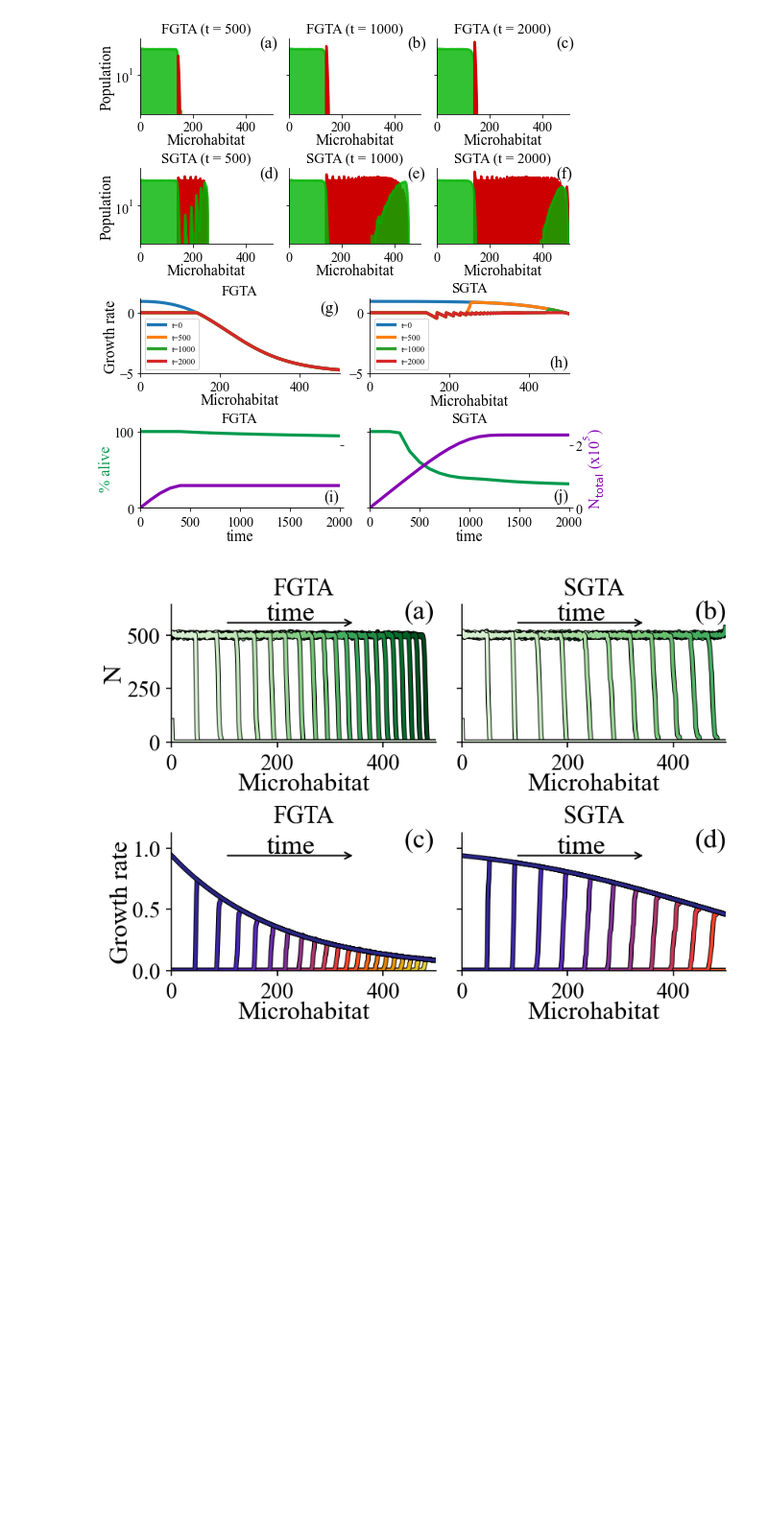
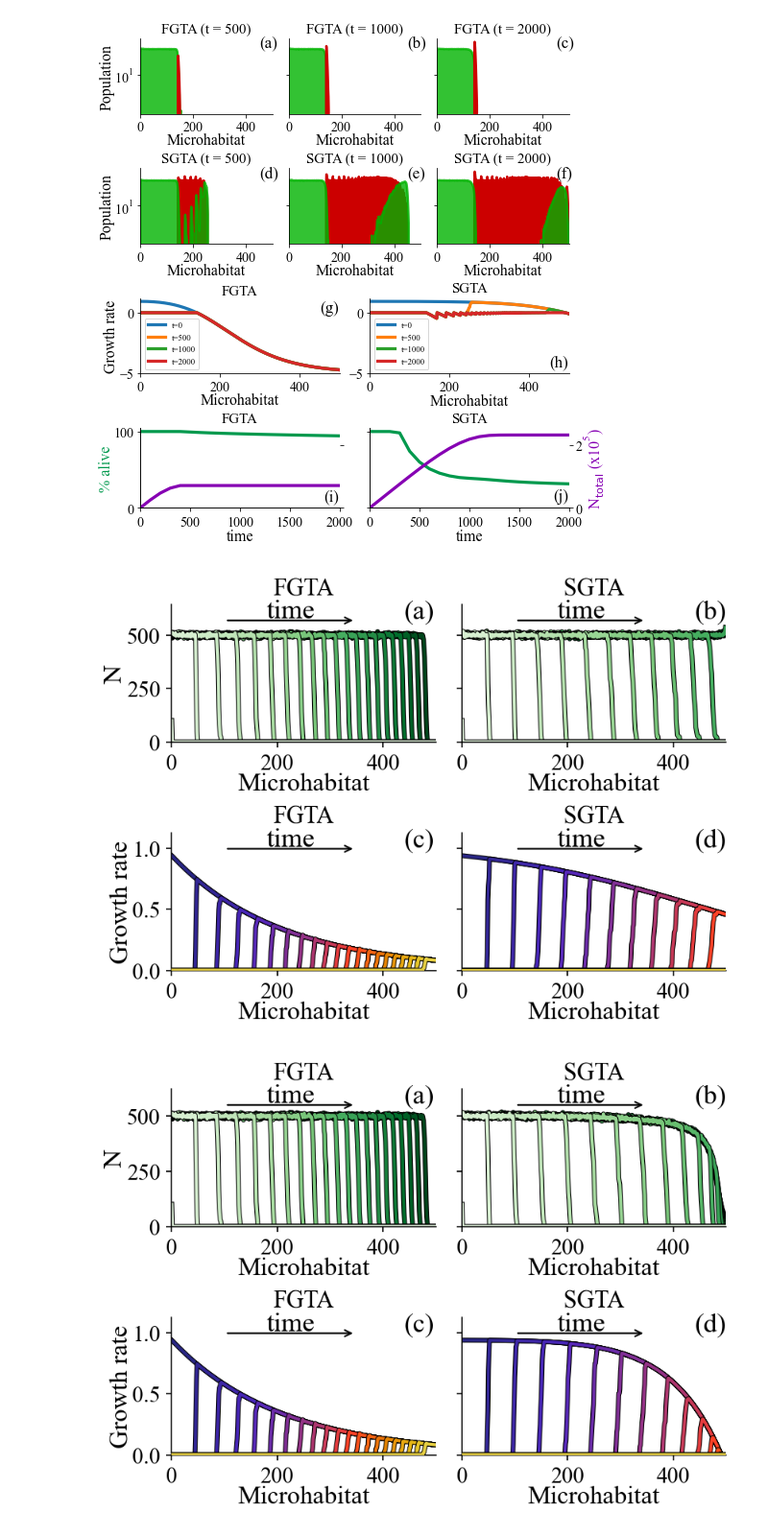
Before and after one commit to patricksinclair/Paper-Nutrients, a Jupyter notebook: MasterPlotter-v2.ipynb, the cells around one changed output. Shown at 96% size. Saved outputs shown, nothing was run; the diff lists cells and outputs as text; code cells hidden in the pictures; blank space fills up the shorter version.

Commit message:
updated supp fig plots

```diff
--- a/MasterPlotter-v2.ipynb
+++ b/MasterPlotter-v2.ipynb
@@ -823,7 +823,7 @@ plotAllDeathDistbs(FGTA_wDeath_alpha_specificAlpha_aliveSpatial, FGTA_wDeath_alp
 # %% [output]
 [figure]
 # %%
-def plotRealisticAndBetaSwapped(realSpatialData, realBSSpatialData, realGRateData, realBSGrateData):
+def plotRealisticAndBetaSwapped(realSpatialData, realBSSpatialData, realGRateData, realBSGrateData, filename):
     max_value_pops = max(np.amax(realSpatialData[1:]), np.amax(realBSSpatialData[1:]))
     min_malue_pops = max(np.amin(realSpatialData[1:]), np.amin(realBSSpatialData[1:]))
     max_value_gRate = max(np.amax(realGRateData[1:]), np.amax(realBSGrateData[1:]))
@@ -877,8 +877,9 @@ def plotRealisticAndBetaSwapped(realSpatialData, realBSSpatialData, realGRateDat
 
         ax11.plot(realSpatialData[0], realSpatialData[i], linewidth=lineWidth, color=alive_colors[i], zorder=-i, path_effects=[pe.Stroke(linewidth=lineWidth+1, foreground='k'), pe.Normal()])
         ax12.plot(realBSSpatialData[0], realBSSpatialData[i], linewidth=lineWidth, color=alive_colors[i], zorder=-i, path_effects=[pe.Stroke(linewidth=lineWidth+1, foreground='k'), pe.Normal()])
-        ax21.plot(realGRateData[0], realGRateData[i], linewidth=lineWidth, color=g_rate_colours[i], zorder=-i, path_effects=[pe.Stroke(linewidth=lineWidth+1, foreground='k'), pe.Normal()])
-        ax22.plot(realBSGrateData[0], realBSGrateData[i], linewidth=lineWidth, color=g_rate_colours[i], zorder=-i, path_effects=[pe.Stroke(linewidth=lineWidth+1, foreground='k'), pe.Normal()])
+
+        ax21.plot(realGRateData[0], realGRateData[i], linewidth=lineWidth, color=g_rate_colours[i], zorder=i, path_effects=[pe.Stroke(linewidth=lineWidth+1, foreground='k'), pe.Normal()])
+        ax22.plot(realBSGrateData[0], realBSGrateData[i], linewidth=lineWidth, color=g_rate_colours[i], zorder=i, path_effects=[pe.Stroke(linewidth=lineWidth+1, foreground='k'), pe.Normal()])
 
 
     # add labels, titles etc here
@@ -894,44 +895,47 @@ def plotRealisticAndBetaSwapped(realSpatialData, realBSSpatialData, realGRateDat
         ax.spines['right'].set_visible(False)
         ax.spines['top'].set_visible(False)
 
 
     ax11.set_ylim(0, 1.2*max_value_pops)
     ax11.set_title('FGTA', fontsize=titleSize)
     ax11.set_ylabel('$N$', fontsize=labelSize, labelpad=0)
 
     ax12.set_ylim(0, 1.2*max_value_pops)
     ax12.set_title('SGTA', fontsize=titleSize)
 
     ax21.set_ylim(0, 1.2*max_value_gRate)
     ax21.set_title('FGTA', fontsize=titleSize)
     ax21.set_ylabel('Growth rate', fontsize=labelSize, labelpad=0)
 
     ax22.set_ylim(0, 1.2*max_value_gRate)
     ax22.set_title('SGTA', fontsize=titleSize)
 
-    ax11.annotate('', xy=(0.7*max_value_X, 1.04*max_value_pops), xytext=(0.2*max_value_X, 1.04*max_value_pops), arrowprops=dict(arrowstyle="->"))
-    ax11.text(0.36*max_value_X, 1.06*max_value_pops, 'time', fontsize=IDsize)
+    ax11.annotate('', xy=(0.7*max_value_X, 1.06*max_value_pops), xytext=(0.2*max_value_X, 1.06*max_value_pops), arrowprops=dict(arrowstyle="->"))
+    ax11.text(0.36*max_value_X, 1.08*max_value_pops, 'time', fontsize=IDsize)
 
-    ax12.annotate('', xy=(0.7*max_value_X, 1.04*max_value_pops), xytext=(0.2*max_value_X, 1.04*max_value_pops), arrowprops=dict(arrowstyle="->"))
-    ax12.text(0.36*max_value_X, 1.06*max_value_pops, 'time', fontsize=IDsize)
+    ax12.annotate('', xy=(0.7*max_value_X, 1.06*max_value_pops), xytext=(0.2*max_value_X, 1.06*max_value_pops), arrowprops=dict(arrowstyle="->"))
+    ax12.text(0.36*max_value_X, 1.08*max_value_pops, 'time', fontsize=IDsize)
 
-    ax21.annotate('', xy=(0.7*max_value_X, 1.0*max_value_gRate), xytext=(0.2*max_value_X, 1.0*max_value_gRate), arrowprops=dict(arrowstyle="->"))
-    ax21.text(0.36*max_value_X, 1.02*max_value_gRate, 'time', fontsize=IDsize)
+    ax21.annotate('', xy=(0.7*max_value_X, 1.06*max_value_gRate), xytext=(0.2*max_value_X, 1.06*max_value_gRate), arrowprops=dict(arrowstyle="->"))
+    ax21.text(0.36*max_value_X, 1.08*max_value_gRate, 'time', fontsize=IDsize)
 
-    ax22.annotate('', xy=(0.7*max_value_X, 1.0*max_value_gRate), xytext=(0.2*max_value_X, 1.0*max_value_gRate), arrowprops=dict(arrowstyle="->"))
-    ax22.text(0.36*max_value_X, 1.02*max_value_gRate, 'time', fontsize=IDsize)
+    ax22.annotate('', xy=(0.7*max_value_X, 1.06*max_value_gRate), xytext=(0.2*max_value_X, 1.06*max_value_gRate), arrowprops=dict(arrowstyle="->"))
+    ax22.text(0.36*max_value_X, 1.08*max_value_gRate, 'time', fontsize=IDsize)
 
     ax11.text(0.88, 0.9, '(a)', fontsize=IDsize, transform=ax11.transAxes)
     ax12.text(0.88, 0.9, '(b)', fontsize=IDsize, transform=ax12.transAxes)
     ax21.text(0.88, 0.9, '(c)', fontsize=IDsize, transform=ax21.transAxes)
     ax22.text(0.88, 0.9, '(d)', fontsize=IDsize, transform=ax22.transAxes)
 
-    plt.savefig('Paper_figures/realistic_phi_and_BS-FINAL.pdf', bbox_inches='tight', dpi=330)
+    plt.savefig('Paper_figures/'+filename+'.pdf', bbox_inches='tight', dpi=330)
 
 
-plotRealisticAndBetaSwapped(FGTA_realistic_alpha_specificAlpha_spatial, FGTA_realistic_BS_alpha_specificAlpha_spatial, FGTA_realistic_alpha_specificAlpha_gRate, FGTA_realistic_BS_alpha_specificAlpha_gRate)
+plotRealisticAndBetaSwapped(FGTA_realistic_alpha_specificAlpha_spatial, FGTA_realistic_BS_alpha_specificAlpha_spatial, FGTA_realistic_alpha_specificAlpha_gRate, FGTA_realistic_BS_alpha_specificAlpha_gRate, 'realistic_phi_and_BS-FINAL')
+
+plotRealisticAndBetaSwapped(FGTA_realistic_alpha_specificAlpha_spatial, SGTA_simple_alpha_specificAlpha_spatial, FGTA_realistic_alpha_specificAlpha_gRate, SGTA_simple_alpha_specificAlpha_gRate, 'supplementary_realistic_simple_comparison-FINAL')
 # %% [output]
-[figure, old version]
+[figure, new version]
+[figure, added]
 # %%
 def plotUniformCDistributions_NoGRate(FGTA_c_spatial_list, FGTA_c_gRate_list, GITA_c_spatial_list, GITA_c_gRate_list, SGTA_c_spatial_list, SGTA_c_gRate_list):
 
```
Also changed, not shown: parts of 1 cell of this notebook.
